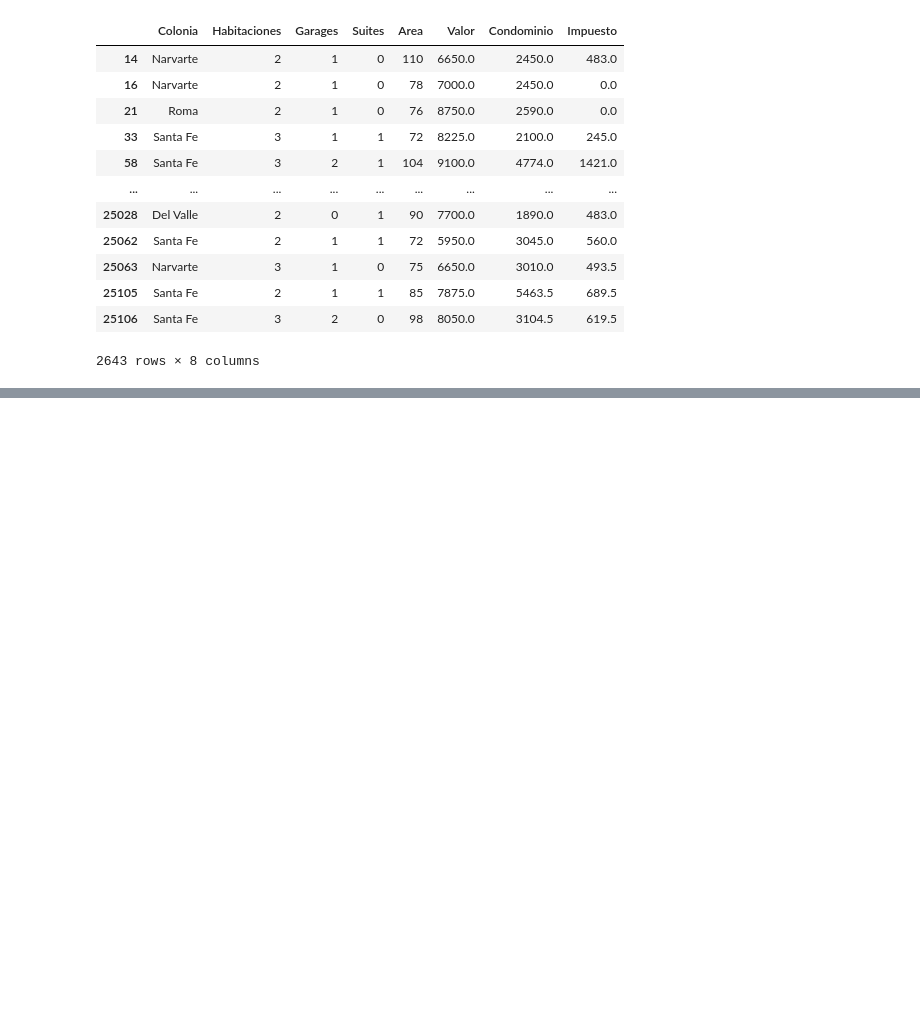
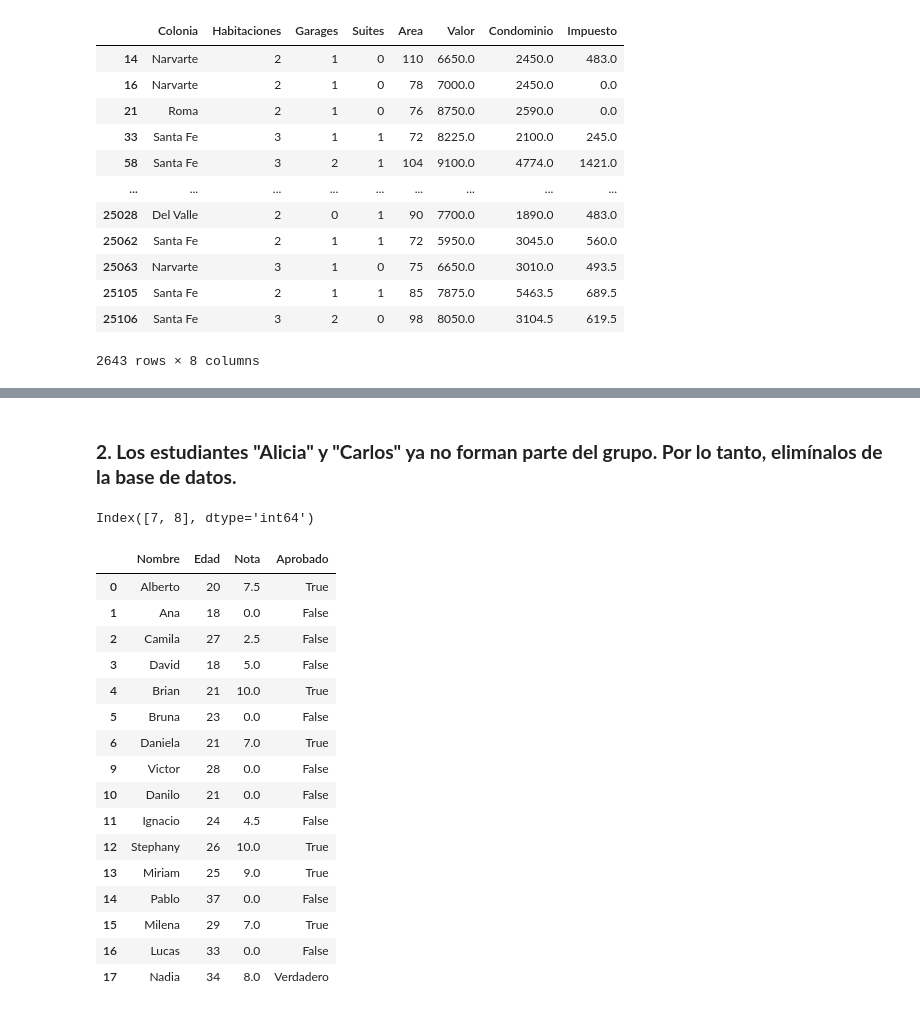
Before and after one commit to Cristiand056/Alura_data_science_basico, a Jupyter notebook: inmuebles_cdmx.ipynb, the cells around one changed output, grey strips where cells are left out. Saved outputs shown, nothing was run; the diff lists cells and outputs as text; code cells hidden in the pictures; blank space fills up the shorter version.

```diff
--- a/inmuebles_cdmx.ipynb
+++ b/inmuebles_cdmx.ipynb
@@ -680,0 +731,2 @@ df2 = df[filtro_2]
+# %%
+df_estudiante_sin_nulos = df_estudiante.fillna(0)
@@ -680,0 +742,28 @@ df2 = df[filtro_2]
+# %% [markdown]
+### **2. Los estudiantes "Alicia" y "Carlos" ya no forman parte del grupo. Por lo tanto, elimínalos de la base de datos.**
+# %%
+df_estudiante_sin_nulos.query('Nombre == "Alicia" | Nombre == "Carlos"').index
+# %% [output]
+Index([7, 8], dtype='int64')
+# %%
+df_estudiante_sin_nulos.drop([7, 8], axis=0, inplace=True)
+# %%
+df_estudiante_sin_nulos
+# %% [output]
+|  | Nombre | Edad | Nota | Aprobado |
+| 0 | Alberto | 20 | 7.5 | True |
+| 1 | Ana | 18 | 0.0 | False |
+| 2 | Camila | 27 | 2.5 | False |
+| 3 | David | 18 | 5.0 | False |
+| 4 | Brian | 21 | 10.0 | True |
+| 5 | Bruna | 23 | 0.0 | False |
+| 6 | Daniela | 21 | 7.0 | True |
+| 9 | Victor | 28 | 0.0 | False |
+| 10 | Danilo | 21 | 0.0 | False |
+| 11 | Ignacio | 24 | 4.5 | False |
+| 12 | Stephany | 26 | 10.0 | True |
+| 13 | Miriam | 25 | 9.0 | True |
+| 14 | Pablo | 37 | 0.0 | False |
+| 15 | Milena | 29 | 7.0 | True |
+| 16 | Lucas | 33 | 0.0 | False |
+| 17 | Nadia | 34 | 8.0 | Verdadero |
```
Also changed, not shown: parts of 27 cells of this notebook.
